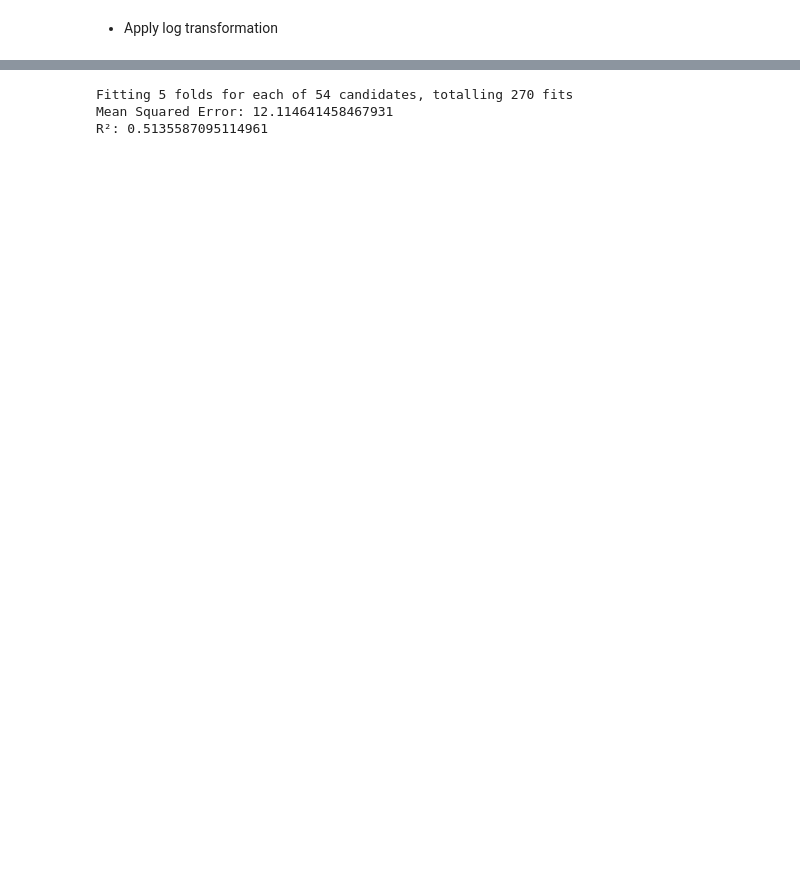
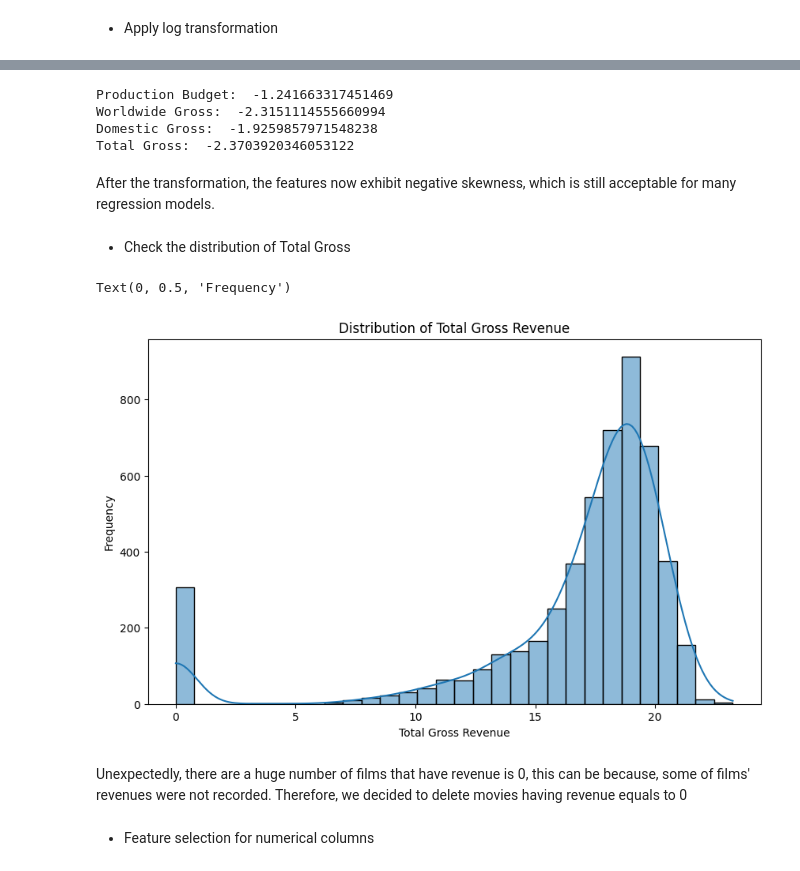
Before and after one commit to truongthuankiet1990gmailcom/Intro2DS---HCMUS---2024, a Jupyter notebook: Data_Modelling/Modelling.ipynb, the cells around one changed output, grey strips where cells are left out. Drawn from its saved outputs; the diff is of its cells as text; code cells hidden in the pictures; blank space fills up the shorter version.

Commit message:
finish modelling and setup evaluation

```diff
--- a/Data_Modelling/Modelling.ipynb
+++ b/Data_Modelling/Modelling.ipynb
@@ -37,11 +56,12 @@ data['Total Gross'] = data['Worldwide Gross'] + data['Domestic Gross']
 # %%
 # Read the inflation data into a DataFrame
-inflation_data = pd.read_csv('inflation_rate.csv')
+inflation_data = pd.read_csv('../Data/inflation_rate.csv')
 
 # Create DataFrame for inflation data
 inflation_df = pd.DataFrame(inflation_data)
 
 data['Year'] = pd.to_datetime(data['Release Date']).dt.year
+data['Month'] = pd.to_datetime(data['Release Date']).dt.month
 
 # Merge inflation data with your movie data on 'Year'
 data = data.merge(inflation_df, on='Year', how='left')
@@ -65,13 +82,0 @@ columns
-# %%
-data = data.drop(columns=['Cast', 'Director'])
-# %%
-# data['Mean UserScore'] = (data['Tomatoes UserScore']+data['Meta UserScore'])/2
-# data['Mean CriticScore'] = (data['Tomatoes CriticScore']+data['Metascore'])/2
-
-data = data.drop(columns = 'Year')
-
-data['Year'] = pd.to_datetime(data['Release Date']).dt.year
-data['Month'] = pd.to_datetime(data['Release Date']).dt.month
-# %%
-data = data.drop(columns = 'Release Date')
-data = data.drop(columns = 'Year')
@@ -224,23 +83,27 @@ R2: 0.5213538077894113
-# %%
-from sklearn.model_selection import GridSearchCV, cross_val_score
-
-param_grid = {
-    'model__n_estimators': [50, 100, 200],          # Số lượng cây trong mô hình
-    'model__max_depth': [3, 5, 7],                  # Độ sâu của mỗi cây
-    'model__learning_rate': [0.01, 0.05, 0.1],      # Tốc độ học
-    'model__subsample': [0.8, 1.0],                 # Tỷ lệ mẫu
-}
-
-grid_search = GridSearchCV(estimator=pipeline, param_grid=param_grid, cv=5, scoring='neg_mean_squared_error', n_jobs=-1, verbose=1)
-
-grid_search.fit(X_train, y_train)
-best_model = grid_search.best_estimator_
-y_pred = best_model.predict(X_test)
-mse = mean_squared_error(y_test, y_pred)
-r2 = best_model.score(X_test, y_test)
-print(f'Mean Squared Error: {mse}')
-print(f'R²: {r2}')
-# %% [output]
-Fitting 5 folds for each of 54 candidates, totalling 270 fits
-Mean Squared Error: 12.114641458467931
-R²: 0.5135587095114961
+# %%
+# Check the skewness of production budget and worldwide/domestic gross
+print('Production Budget: ',data['Production Budget'].skew())
+print('Worldwide Gross: ', data['Worldwide Gross'].skew())
+print('Domestic Gross: ', data['Domestic Gross'].skew())
+print('Total Gross: ', data['Total Gross'].skew())
+# %% [output]
+Production Budget:  -1.241663317451469
+Worldwide Gross:  -2.3151114555660994
+Domestic Gross:  -1.9259857971548238
+Total Gross:  -2.3703920346053122
+# %% [markdown]
+After the transformation, the features now exhibit negative skewness, which is still acceptable for many regression models.
+# %% [markdown]
+- Check the distribution of Total Gross
+# %%
+# Plot the distribution of total gross revenue
+plt.figure(figsize=(10, 6))
+sns.histplot(data['Total Gross'], bins=30, kde=True)
+plt.title('Distribution of Total Gross Revenue')
+plt.xlabel('Total Gross Revenue')
+plt.ylabel('Frequency')
+# %% [output]
+Text(0, 0.5, 'Frequency')
+[figure, added]
+# %% [markdown]
+Unexpectedly, there are a huge number of films that have revenue is 0, this can be because, some of films' revenues were not recorded. Therefore, we decided to delete movies having revenue equals to 0
@@ -246,0 +122,2 @@ R²: 0.5135587095114961
+# %% [markdown]
+- Feature selection for numerical columns
```
Also changed, not shown: parts of 60 cells of this notebook, 3 other files.
